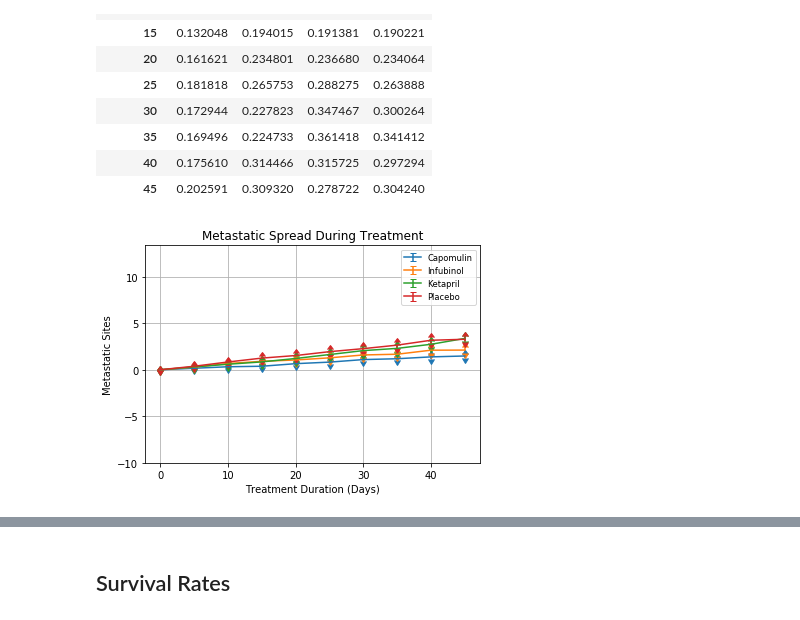
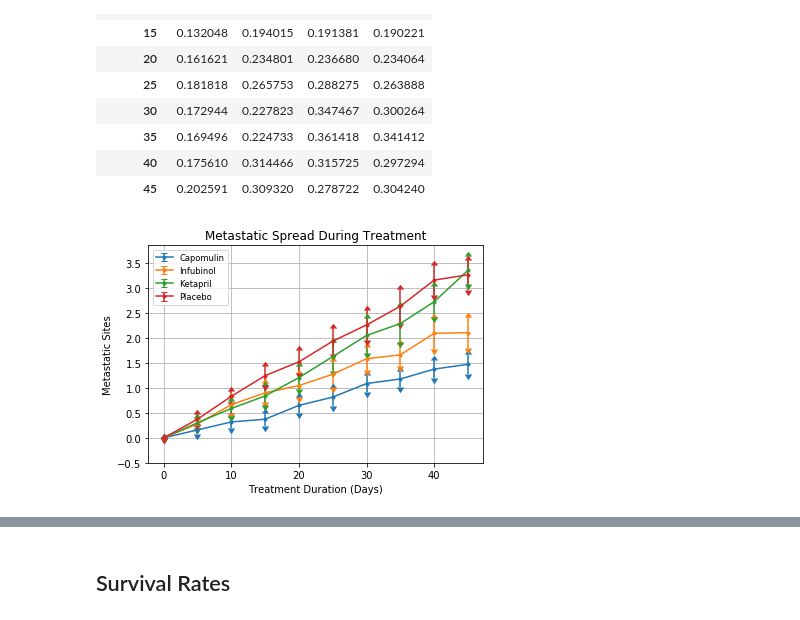
Before and after one commit to moalarcon/matplotlib-challenge, a Jupyter notebook: Pymaceuticals/MMAA_pymaceuticals_starter.ipynb, the cells around one changed output, grey strips where cells are left out. Cells and saved outputs as stored; diff of their text form; code cells hidden in the pictures.

```diff
--- a/Pymaceuticals/MMAA_pymaceuticals_starter.ipynb
+++ b/Pymaceuticals/MMAA_pymaceuticals_starter.ipynb
@@ -364,39 +364,39 @@ placebo_met_sem = placebo_met_sem['Placebo']
 # %%
 # Generate the Plot (with Error Bars)
 
 fig, ax = plt.subplots()
 
 #Get min and max values for the avg tumor volume so we set limits on Y
 met_min = metas_avg_df.min()['Avg. Metastatic Response']
-met_min = met_min -10
+met_min = met_min - .5
 met_max = metas_avg_df.max()['Avg. Metastatic Response']
-met_max = met_max +10
+met_max = met_max + .5
 
 #set y-axis limits
 plt.ylim(met_min, met_max)
 
 #Define X axis
 time = list(metas_avg_pivot.index.values)
 
 
-plt.errorbar(time, cap_met_means, cap_met_sem, uplims=True, lolims=True, label = "Capomulin")
-plt.errorbar(time, infub_met_means, infub_met_sem, uplims=True, lolims=True, label = "Infubinol")
-plt.errorbar(time, keta_met_means, keta_met_sem, uplims=True, lolims=True, label = "Ketapril")
-plt.errorbar(time, placebo_met_means, placebo_met_sem, uplims=True, lolims=True, label = "Placebo")
+plt.errorbar(time, cap_met_means, cap_met_sem, uplims=True, lolims=True, marker = ".", label = "Capomulin")
+plt.errorbar(time, infub_met_means, infub_met_sem, uplims=True, lolims=True, marker = ".", label = "Infubinol")
+plt.errorbar(time, keta_met_means, keta_met_sem, uplims=True, lolims=True, marker = ".", label = "Ketapril")
+plt.errorbar(time, placebo_met_means, placebo_met_sem, uplims=True, lolims=True, marker = ".", label = "Placebo")
 
 
 #Scatterplot labels
 plt.grid(True)
 plt.ylabel("Metastatic Sites")
 plt.xlabel("Treatment Duration (Days)")
 plt.title("Metastatic Spread During Treatment")
 plt.legend(loc="best", fontsize="small", frameon=True)
 
 plt.show()
 #save output
 #plt.savefig('Metastatic Spread.png')
 # %% [output]
-[figure, old version]
+[figure, new version]
 # %% [markdown]
 ![Metastatic Spread During Treatment](../Images/spread.png)
 # %% [markdown]
```
Also changed, not shown: parts of 3 cells of this notebook, 2 other files.
